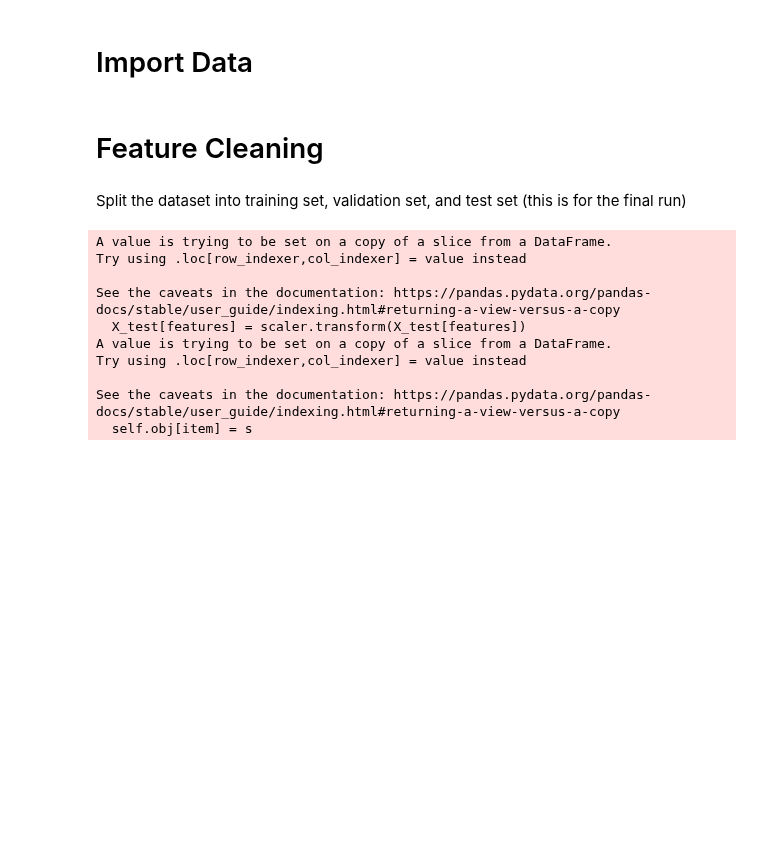
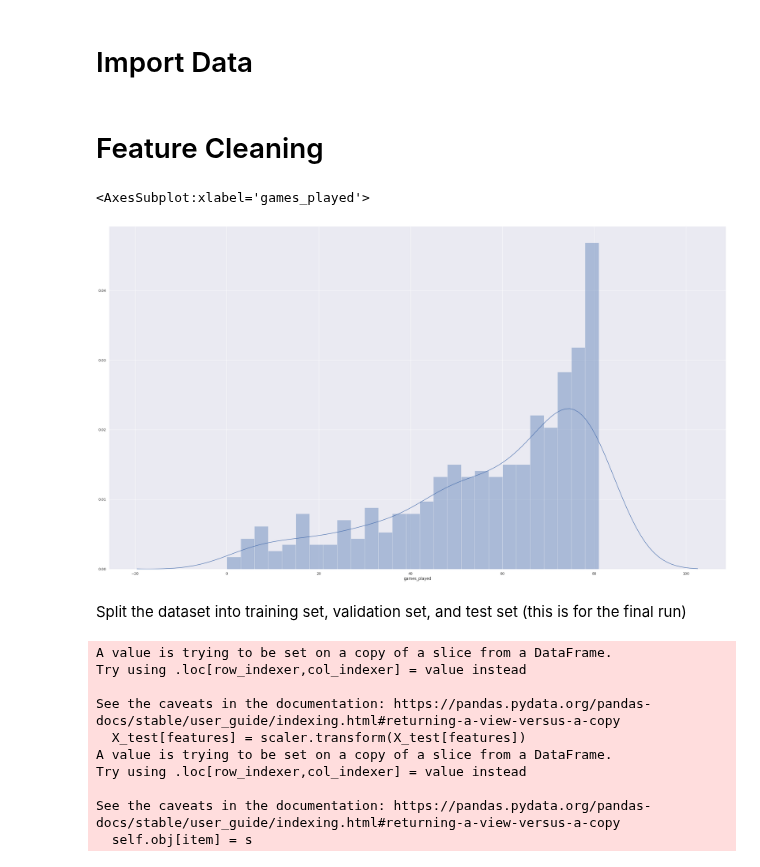
Before and after one commit to ZachLiu519/nba-model, a Jupyter notebook: spring21_models/baseline_model.ipynb, the cells around one changed output. Saved outputs shown, nothing was run; the diff lists cells and outputs as text; code cells hidden in the pictures; blank space fills up the shorter version.

Commit message:
added visualizations

```diff
--- a/spring21_models/baseline_model.ipynb
+++ b/spring21_models/baseline_model.ipynb
@@ -34,3 +34,8 @@ dum_df = pd.get_dummies(df, columns=categorical) # convert the categorical featu
 # %%
 df = dum_df.drop(columns=other) # drop the non-feature columns
 df.dropna(inplace=True) # drop all rows with a null value (there should be none)
+# %%
+sns.distplot(df['games_played'], bins=np.arange(0, 82, 3))
+# %% [output]
+<AxesSubplot:xlabel='games_played'>
+[figure, added]
```
Also changed, not shown: parts of 18 cells of this notebook.
